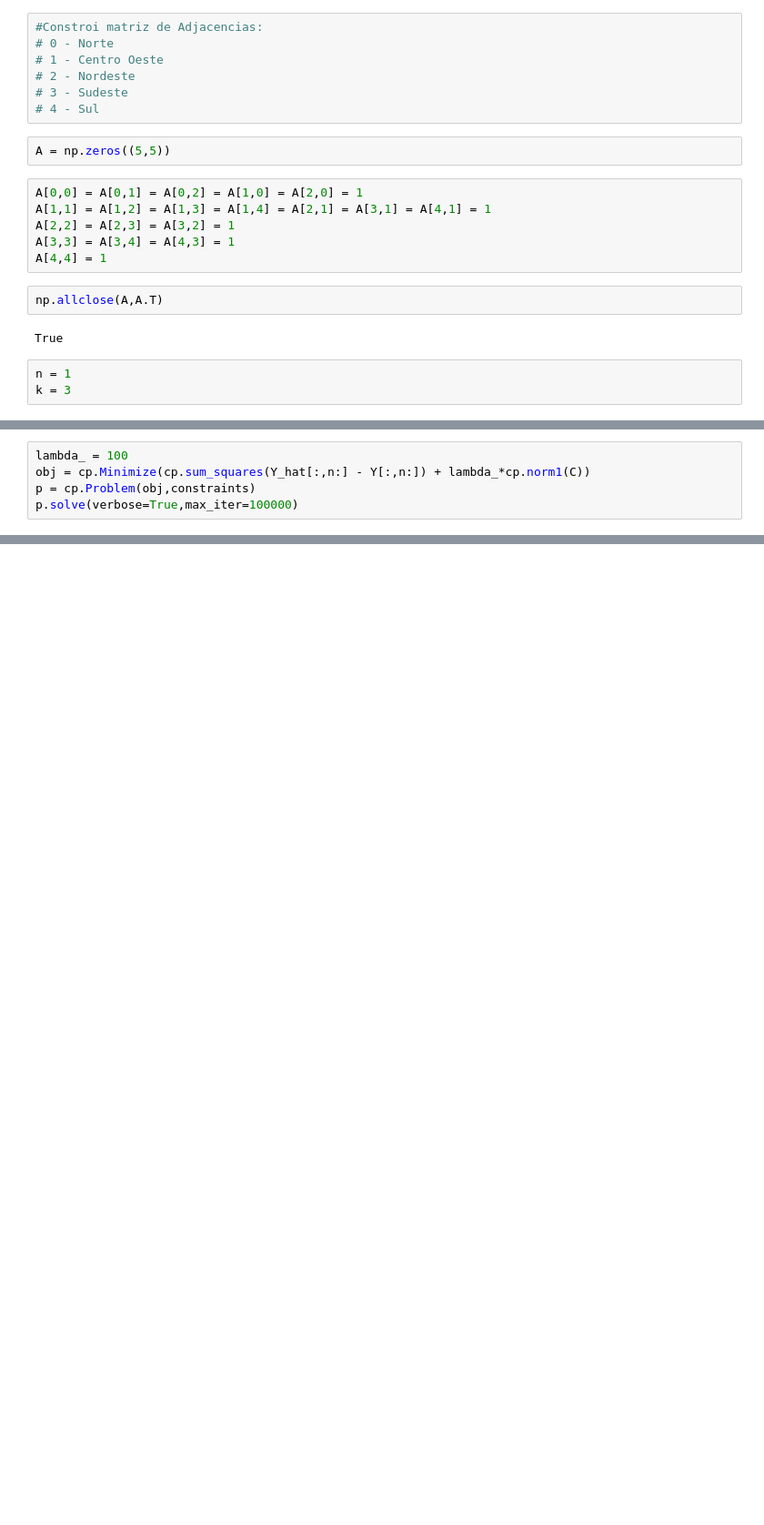
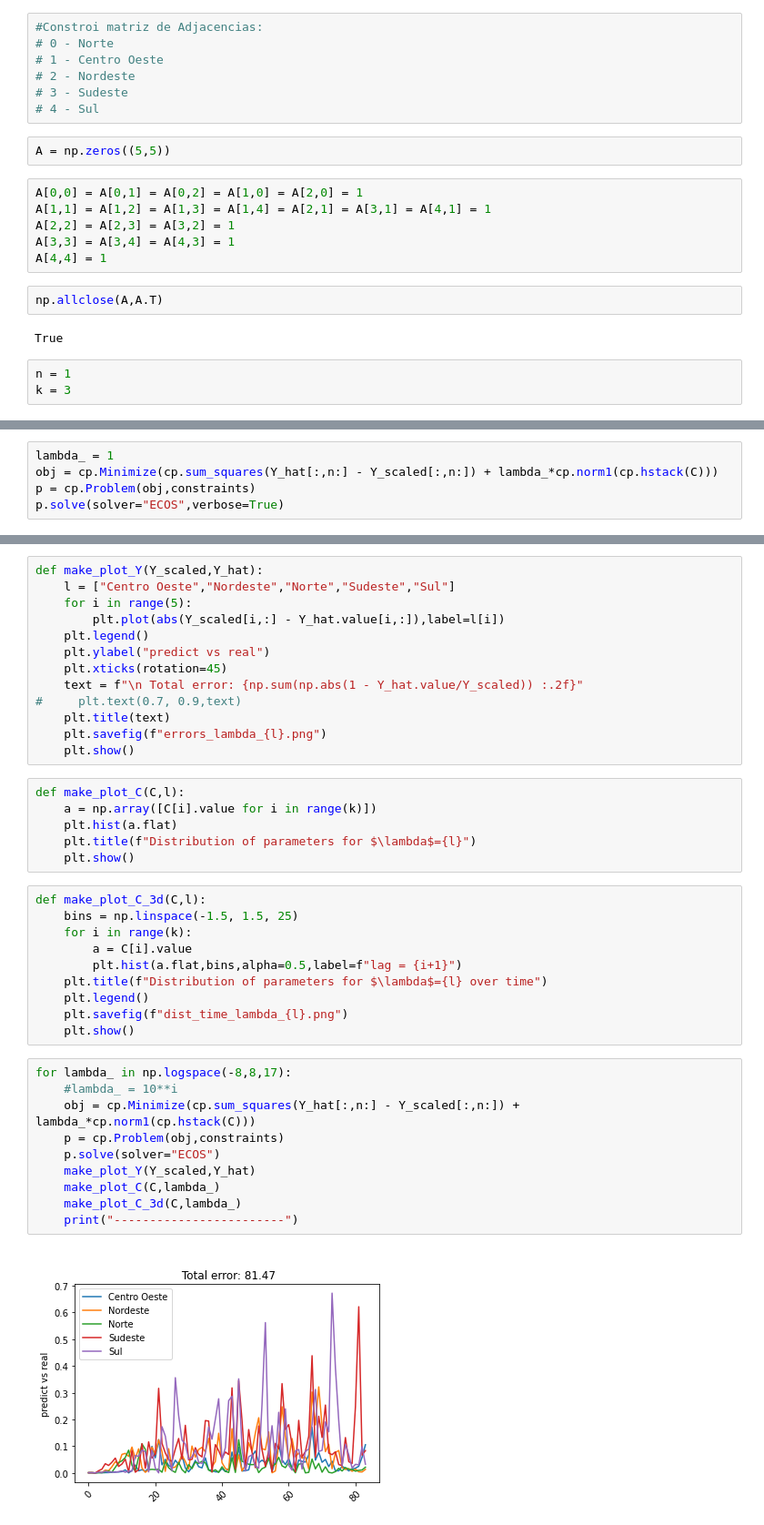
Before and after one commit to FelipeSchreiber/BR_COVID_SPATIAL_TIMESERIES, a Jupyter notebook: ModelingNumberOfCases.ipynb, the cells around one changed output, grey strips where cells are left out. Shown at 91% size. Saved outputs shown, nothing was run; the diff lists cells and outputs as text; blank space fills up the shorter version.

```diff
--- a/ModelingNumberOfCases.ipynb
+++ b/ModelingNumberOfCases.ipynb
@@ -198,8 +198,8 @@ for i in range(shape_x[0]):
 # %%
-lambda_ = 100
-obj = cp.Minimize(cp.sum_squares(Y_hat[:,n:] - Y[:,n:]) + lambda_*cp.norm1(C))
+lambda_ = 1
+obj = cp.Minimize(cp.sum_squares(Y_hat[:,n:] - Y_scaled[:,n:]) + lambda_*cp.norm1(cp.hstack(C)))
 p = cp.Problem(obj,constraints)
-p.solve(verbose=True,max_iter=100000)
+p.solve(solver="ECOS",verbose=True)
 # %% [output]
 ===============================================================================
                                      CVXPY
@@ -221,0 +235,41 @@ SolverError: Solver 'OSQP' failed. Try another solver, or solve with verbose=Tru
+# %%
+def make_plot_Y(Y_scaled,Y_hat):
+    l = ["Centro Oeste","Nordeste","Norte","Sudeste","Sul"]
+    for i in range(5):
+        plt.plot(abs(Y_scaled[i,:] - Y_hat.value[i,:]),label=l[i])
+    plt.legend()
+    plt.ylabel("predict vs real")
+    plt.xticks(rotation=45)
+    text = f"\n Total error: {np.sum(np.abs(1 - Y_hat.value/Y_scaled)) :.2f}"
+#     plt.text(0.7, 0.9,text)
+    plt.title(text)
+    plt.savefig(f"errors_lambda_{l}.png")
+    plt.show()
+# %%
+def make_plot_C(C,l):
+    a = np.array([C[i].value for i in range(k)])
+    plt.hist(a.flat)
+    plt.title(f"Distribution of parameters for $\lambda$={l}")
+    plt.show()
+# %%
+def make_plot_C_3d(C,l):
+    bins = np.linspace(-1.5, 1.5, 25)
+    for i in range(k):
+        a = C[i].value
+        plt.hist(a.flat,bins,alpha=0.5,label=f"lag = {i+1}")
+    plt.title(f"Distribution of parameters for $\lambda$={l} over time")
+    plt.legend()
+    plt.savefig(f"dist_time_lambda_{l}.png")
+    plt.show()
+# %%
+for lambda_ in np.logspace(-8,8,17):
+    #lambda_ = 10**i
+    obj = cp.Minimize(cp.sum_squares(Y_hat[:,n:] - Y_scaled[:,n:]) + lambda_*cp.norm1(cp.hstack(C)))
+    p = cp.Problem(obj,constraints)
+    p.solve(solver="ECOS")
+    make_plot_Y(Y_scaled,Y_hat)
+    make_plot_C(C,lambda_)
+    make_plot_C_3d(C,lambda_)
+    print("------------------------")
+# %% [output]
+[figure, added]
```
Also changed, not shown: parts of 14 cells of this notebook.
